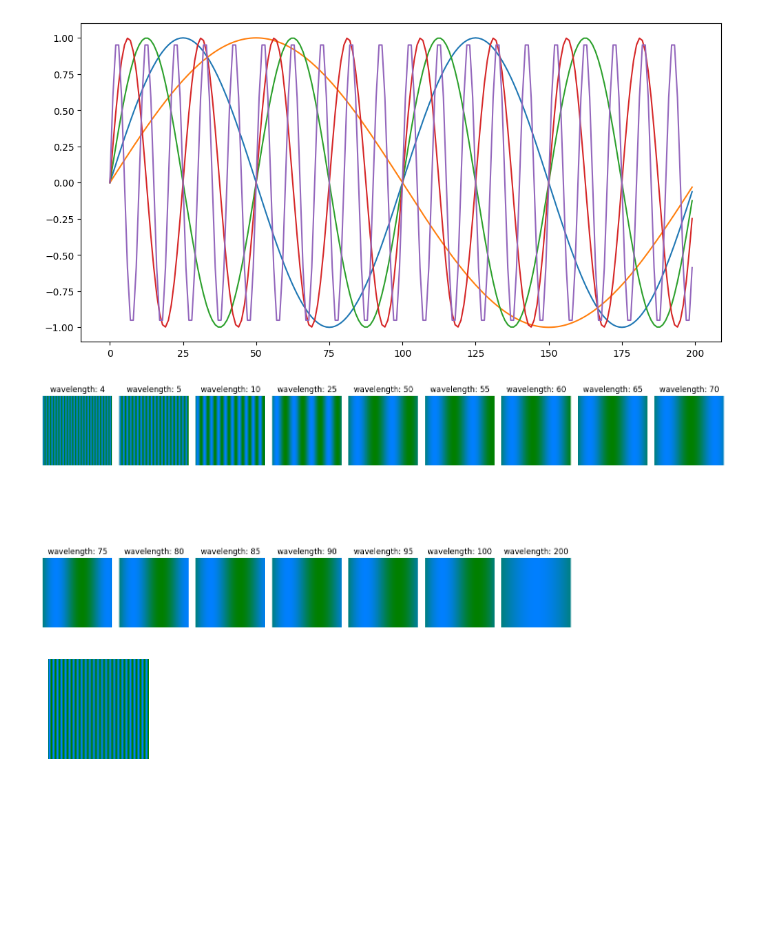
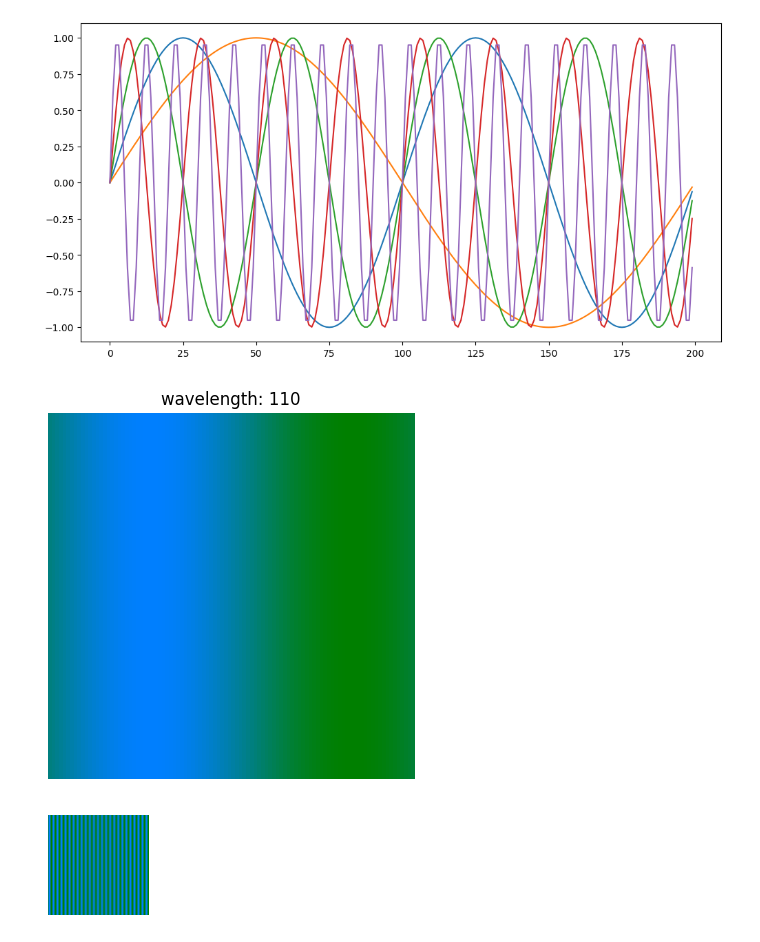
Before and after one commit to giuliabernardinieco/revosim-simulations, a Jupyter notebook: pic-generator.ipynb, the cells around one changed output. Cells and saved outputs as stored; diff of their text form; code cells hidden in the pictures; blank space fills up the shorter version.

```diff
--- a/pic-generator.ipynb
+++ b/pic-generator.ipynb
@@ -40,31 +40,31 @@ plt.show()
 #     plt.savefig(f'1over{num}.png', dpi=100, bbox_inches='tight', pad_inches=0, transparent=True)
 #     plt.close()  # Close the figure to free up resources
 # %%
-numbers = [4, 5, 10, 25, 50, 55, 60, 65, 70, 75, 80, 85, 90, 95, 100, 200]
+numbers = [110]
 num_rows = 2
 num_cols = len(numbers) // num_rows + 1
 
 plt.figure(figsize=(15, 8))
 
 for i, num in enumerate(numbers, start=1):
     x = np.arange(0, 100, 1)
     X, Y = np.meshgrid(x, x)
 
     # Create an array with constant red and green channels and a varying blue channel
     image = np.zeros((100, 100, 3))
     image[:, :, 0] = 0  # Red channel
     image[:, :, 1] = 0.5  # Green channel
     image[:, :, 2] = (np.sin(2 * np.pi * X / num) + 1)/2  # Varying blue channel
 
     plt.subplot(num_rows, num_cols, i)
     plt.axis('off')
     plt.imshow(image)
     plt.title(f'wavelength: {num}')
 
 plt.tight_layout()
 plt.show()
 # %% [output]
-[figure, old version]
+[figure, new version]
 # %%
 # Generate and save the pics
 
```
